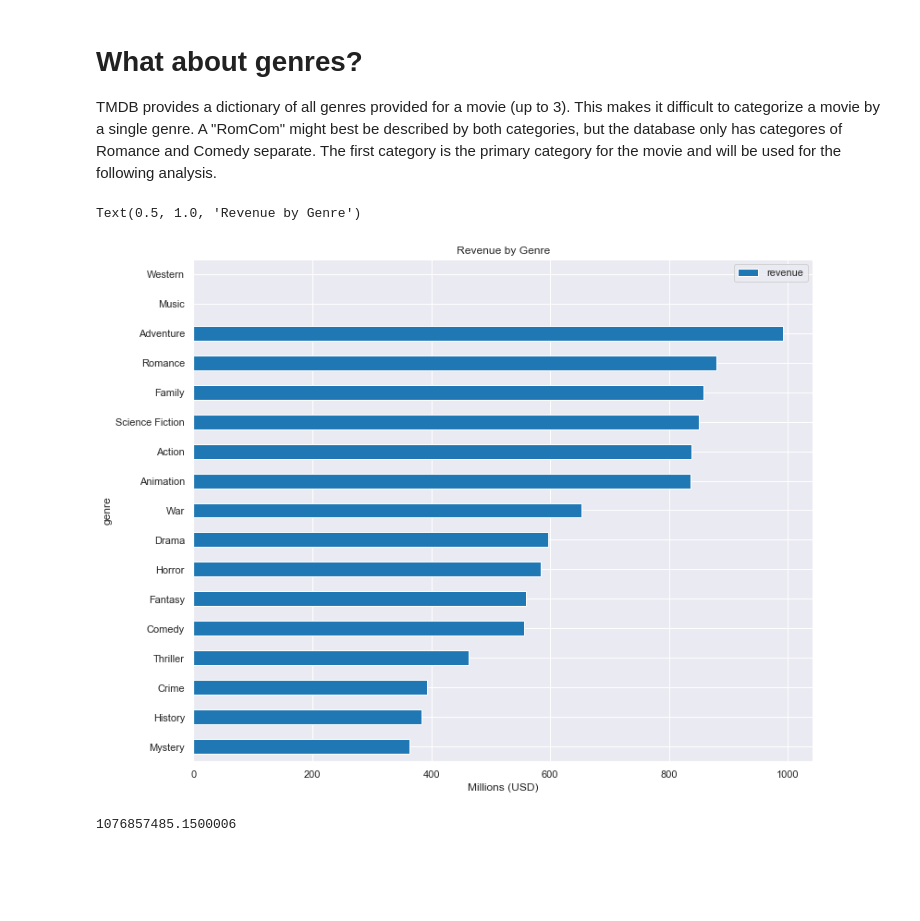
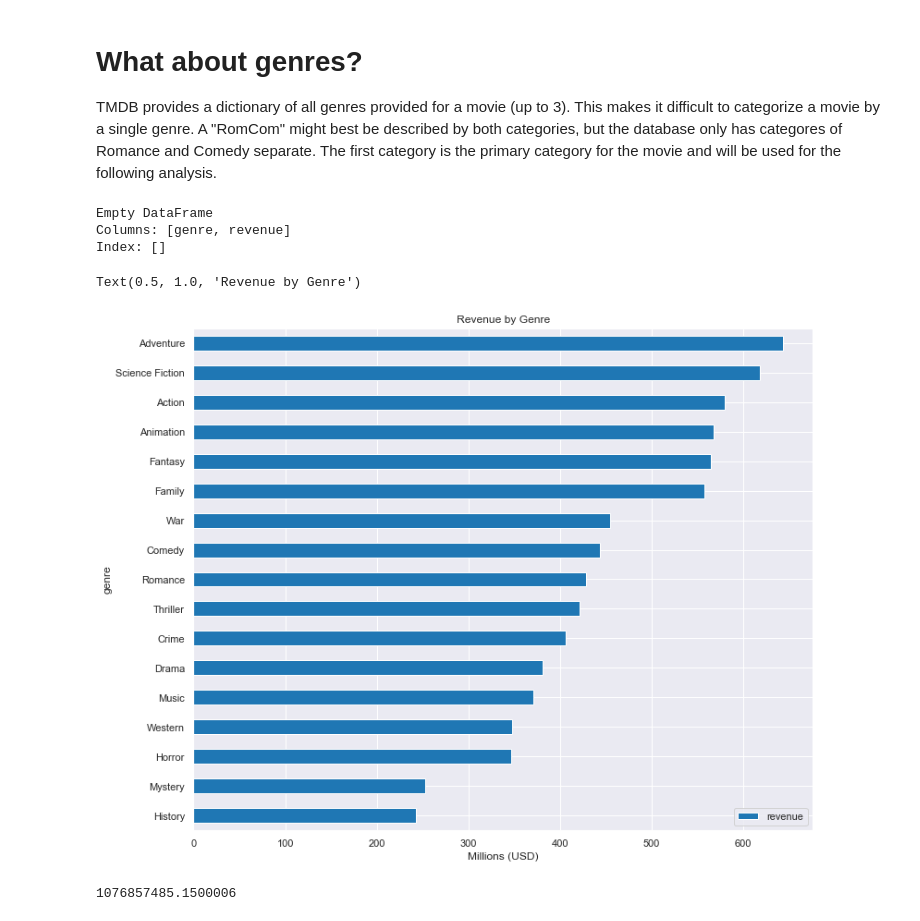
Before and after one commit to sciencelee/dsc-mod-1-project-v2-1-online-ds-sp-000, a Jupyter notebook: student.ipynb, the cells around one changed output. Drawn from its saved outputs; the diff is of its cells as text; code cells hidden in the pictures; blank space fills up the shorter version.

```diff
--- a/student.ipynb
+++ b/student.ipynb
@@ -417,15 +419,14 @@ Text(0.5, 1, 'Pearson Corr: 0.70')
 # %%
 
 # make a new year col
-df_date = df.copy()
+df_date = df10.copy()
 
-df['release_year'] = pd.DatetimeIndex(df['release_date']).year
-
-df['release_year']
+df_date['release_year'] = pd.DatetimeIndex(df_date['release_date']).year
 
 corrs = []
 
-
+start_year = 2010
+end_year = 2019
 for year in range(start_year, end_year + 1):
     rev = df_date[df_date['release_year'] == year]['revenue']
     bud = df_date[df_date['release_year'] == year]['budget']
@@ -437,8 +438,8 @@ corrs
 
 df_corrs = pd.DataFrame(corrs)
 
-plt.figure(figsize=(7,7))
+plt.figure(figsize=(12,7))
 ax = sns.lineplot(data=df_corrs, x='year', y='Pearson Correlation')
 ax.set_title("Revenue to Budget Correlation Over Time ")
-sns.regplot(data=df_corrs, x='year', y='Pearson Correlation', ci=None)
+sns.regplot(data=df_corrs, x='year', y='Pearson Correlation')
 # %% [output]
@@ -453,10 +480,3 @@ sns.regplot(data=df_corrs, x='year', y='Pearson Correlation', ci=None)
 # Do movie franchises fare significantly better than standalone films?
 
 The database used for this study only shows if the film was part of a franchise, meaning that even the first film in a series would be categorized as any other franchise movie.  Since we generally expect that only successful movies are given sequels, this will greatly skew the result.  A closer look at true sequels might be a subject for further study.
-# %%
-df.columns
-df['belongs_to_collection'].notna()
-df['sequels'] = df['belongs_to_collection'].notna()
-df.iloc[0]
-
-ax = sns.lmplot(x="budget", y="revenue", col="sequels", data=df, aspect=1.3)  # use this for genre later.  Plots columns!!
@@ -482,26 +525,57 @@ ax.set(xlabel="Millions (USD))")
 
 TMDB provides a dictionary of all genres provided for a movie (up to 3).  This makes it difficult to categorize a movie by a single genre.  A "RomCom" might best be described by both categories, but the database only has categores of Romance and Comedy separate.  The first category is the primary category for the movie and will be used for the following analysis.
 # %%
+###################DO NEXT!!
 df.iloc[0]
 df_genres = df.copy()
 
-for i in range(len(df)):
-    df_genres.loc[i, 'genre'] = df.iloc[i]['genres'][0]['name']
+df_genres = df_genres[['genres', 'revenue']]
+df_genres.head()
 
-df_genres_grouped = df_genres.groupby(['genre']).mean().sort_values('revenue')
+# make df that has separate entry for each genre.  A movie with three genres would effect three categories.
+df_gen_exp = pd.DataFrame({'genre':[], 'revenue':[]})
+print(df_gen_exp)
+max_genres = 0
+
+
+for col, row in df_genres.iterrows():
+    if len(row['genres']) > max_genres:
+        #print(max_genres)
+        max_genres = len(row['genres'])
+    for genres in row['genres']:
+        new = pd.DataFrame({'genre':[genres['name']], 'revenue':[row['revenue']]})
+        df_gen_exp = pd.concat([df_gen_exp, new])
+
+
+
+#print(df_gen_exp.head(20))
+#print(max_genres)
+
+
+
+# for i in range(len(df)):
+#     df_genres.loc[i, 'genre'] = df.iloc[i]['genres'][0]['name']
+
+
+
+
+df_genres_grouped = df_gen_exp.groupby(['genre']).mean().sort_values('revenue')
 df_genres_grouped = df_genres_grouped[['revenue']]
 df_genres_grouped
 
 ax = df_genres_grouped.plot.barh(figsize=(12,10))
 
 xlabels = ['{:d}'.format(int(x/1000000)) for x in ax.get_xticks()]
 ax.set_xticklabels(xlabels)
 ax.set(xlabel='Millions (USD)')
 ax.set_title("Revenue by Genre")
 
 # I first wanted to make budget revenue graphs for all genres, but wasn't that useful
 # make a column for a primary genre (many movies have dicts with multiples)
-#sns.lmplot(x="budget", y="revenue", col="genre", data=df_genres, col_wrap=2, hue='genre')  # use this for genre later.  Plots columns!!
+#sns.lmplot(x='budget', y="revenue", col="genre", data=df_genres, col_wrap=2, hue='genre')  # use this for genre later.  Plots columns!!
 # %% [output]
-Text(0.5, 1.0, 'Revenue by Genre')
+Empty DataFrame
+Columns: [genre, revenue]
+Index: []
+Text(0.5, 1.0, 'Revenue by Genre')
-[figure, old version]
+[figure, new version]
```
Also changed, not shown: parts of 19 cells of this notebook.
